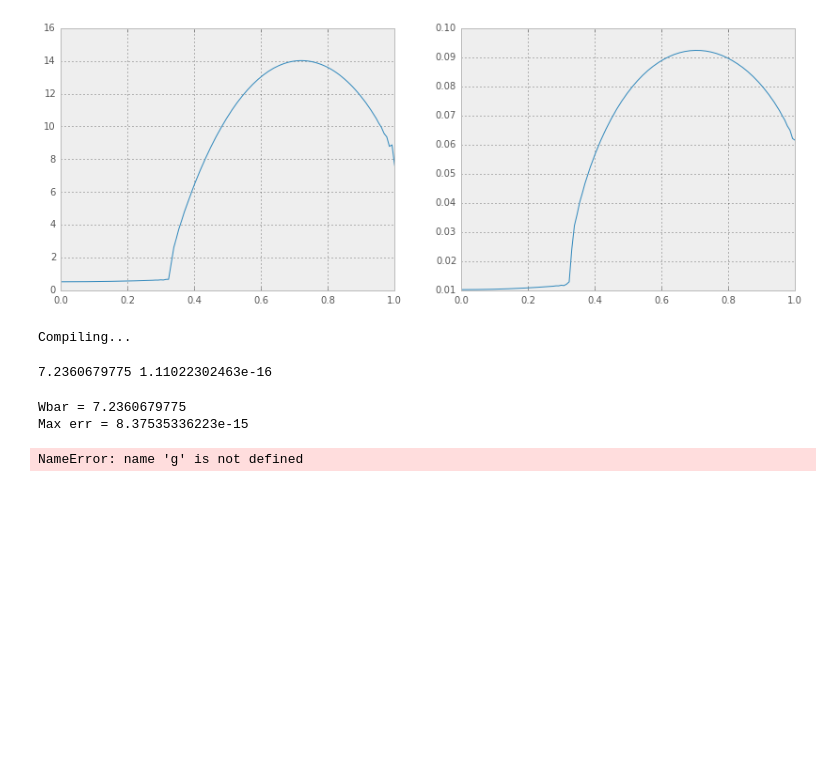
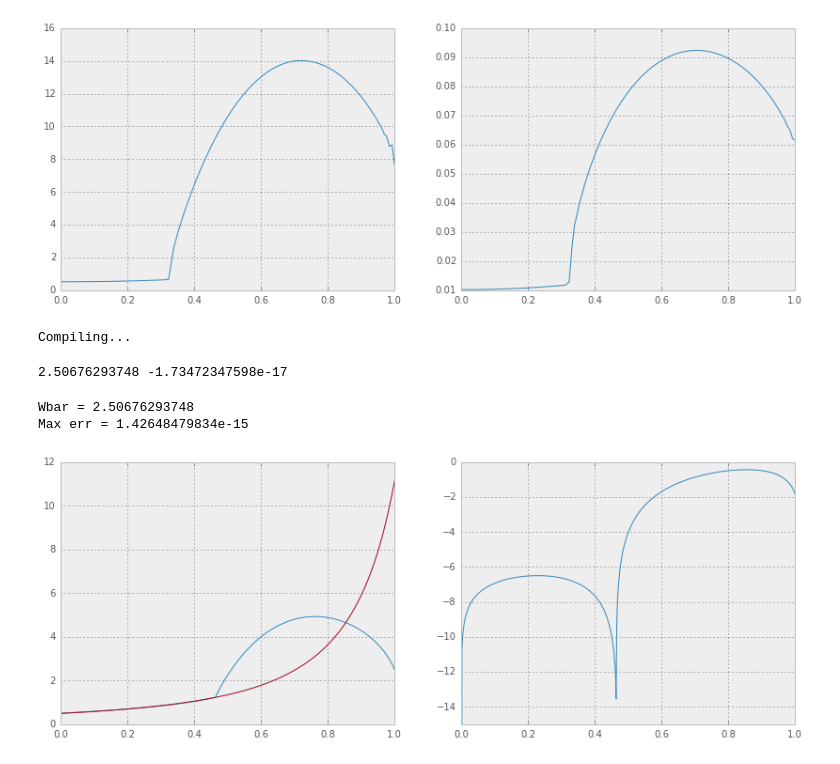
Before and after one commit to iamlemec/meteo, a Jupyter notebook: Meteo.ipynb, the cells around one changed output. Drawn from its saved outputs; the diff is of its cells as text; code cells hidden in the pictures; blank space fills up the shorter version.

```diff
--- a/Meteo.ipynb
+++ b/Meteo.ipynb
@@ -101,6 +85,8 @@ mod_de3 = meteo.Model('model_diffeq3.json')
 # %% [output]
 Compiling...
 # %%
+tau = 0.15
+g = 0.01
 pi = mod_de3.con_dict['pi']
 r = mod_de3.con_dict['r']
 gamma = mod_de3.con_dict['gamma']
@@ -111,34 +97,39 @@ qgrid = mod_de3.arg_info['q']['grid']
 Wmin = gamma*c*r**(gamma-1)
 Wmax = 20.0
 Wfunc = lambda W: r*W-pi-(gamma-1)*c*(W/(gamma*c))**(gamma/(gamma-1))
-Wbar = opt.brentq(Wfunc,Wmin,Wmax)
-#Wbar = opt.fsolve(Wfunc,1.0)[0]
+#Wbar = opt.brentq(Wfunc,Wmin,Wmax)
+Wbar = opt.fsolve(Wfunc,1.0)[0]
 print Wbar,Wfunc(Wbar)
 
 Wgrid = Wbar*qgrid
 Wpgrid = Wbar*np.ones_like(qgrid)
 xgrid = (Wbar/(gamma*c))**(1/(gamma-1))*np.ones_like(qgrid)
 
-(t_path,par_path,var_path) = mod_de3.homotopy_bde({"tau":0.0,"g":0.0},{"tau":0.15,"g":0.01},
+(t_path,par_path,var_path) = mod_de3.homotopy_bde({"tau":0.0,"g":0.0},{"tau":tau,"g":g},
                                                   {"Wbar":Wbar,"W":[Wgrid,Wpgrid],"x":xgrid},
                                                   solve=False,output=False,delt=0.1,max_step=1000,max_newton=10)
 
 parf_dict = mod_de3.array_to_dict(par_path[-1],mod_de3.par_info,mod_de3.par_sizes)
 varf_dict = mod_de3.array_to_dict(var_path[-1],mod_de3.var_info,mod_de3.var_sizes)
 # %% [output]
-7.2360679775 1.11022302463e-16
+2.50676293748 -1.73472347598e-17
 # %%
 print 'Wbar = {}'.format(Wbar)
 print 'Max err = {}'.format(np.max(np.abs(mod_de3.eval_system(parf_dict,varf_dict))))
+
 grid = mod_de3.arg_info['q']['grid']
 (W_fin,dW_fin) = varf_dict['W']
-Ediff = (r-g+tau*(1-grid**nu))*W_fin - (pi*grid + (1/(4*c))*dW_fin**2*grid - g*grid*W_fin)
 x_fin = varf_dict['x']
+
+Ediff = (qgrid/(4*c))*dW_fin**2 - g*grid*dW_fin + (pi*grid-(r-g+tau*(1-grid))*W_fin)
+W_lin = grid*(pi-c*g**2)/(r-g+tau*(1-grid))
+dW_lin = (pi-c*g**2)/(r-g+tau*(1-grid))*(1+grid*tau/(r-g+tau*(1-grid)))
+
 (fig,(ax1,ax2)) = subplots(1,2,figsize=(14,5))
-ax1.plot(grid,dW_fin);
-ax2.plot(grid,Ediff);
+ax1.plot(grid,dW_fin,grid,dW_lin);
+ax2.plot(grid,np.log(np.abs(W_fin-W_lin))); ax2.set_ylim(-15.0,0.0);
 # %% [output]
-Wbar = 7.2360679775
-Max err = 8.37535336223e-15
+Wbar = 2.50676293748
+Max err = 1.42648479834e-15
-NameError: name 'g' is not defined
+[figure, added]
 # %%
```
Also changed, not shown: parts of 4 cells of this notebook, 1 other file.
